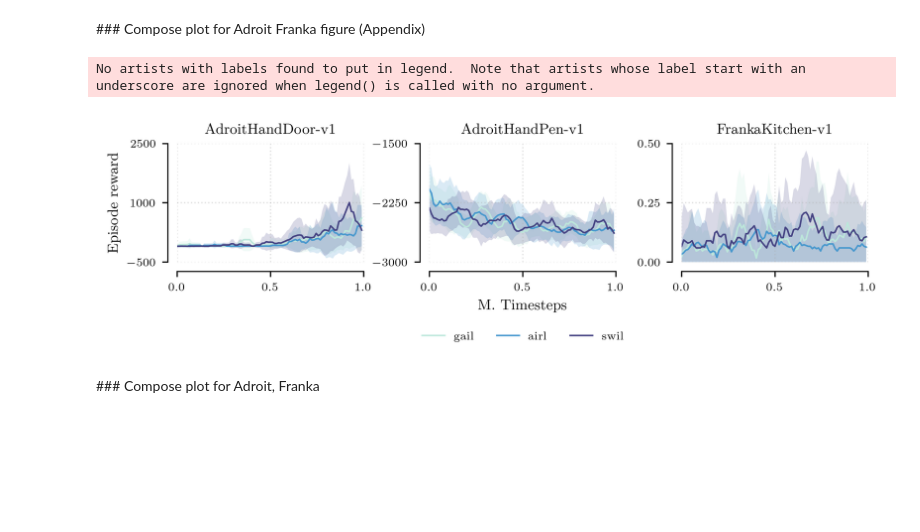
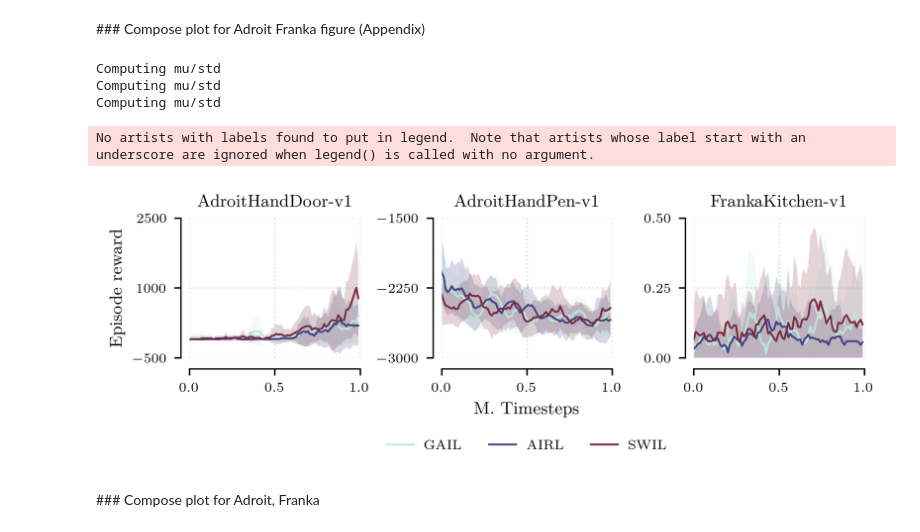
Before and after one commit to iov9000/cleanrl, a Jupyter notebook: cleanrl/notebooks/load_results_final.ipynb, the cells around one changed output. Drawn from its saved outputs; the diff is of its cells as text; code cells hidden in the pictures; blank space fills up the shorter version.

```diff
--- a/cleanrl/notebooks/load_results_final.ipynb
+++ b/cleanrl/notebooks/load_results_final.ipynb
@@ -533,17 +535,23 @@ d_gail_adrfra, d_gail_adrfra_mustd  = process_results(envs, results_gail_adrfra,
 #d_pwil_adrfra, d_pwil_adrfra_mustd  = process_results(envs, results_pwil_adrfra, ['use_actions', 'n_demos'], ['True', '10'], sss=[1], n_demos=[10])
 d_airl_adrfra, d_airl_adrfra_mustd  = process_results(envs, results_airl_adrfra, ['subsample', 'n_demos', 'use_actions', 'lip_coeff'], ['1', '10', 'True', '0'], sss=[1], n_demos=[10])
 
-d_mustds_adrfra = {'gail':d_gail_adrfra_mustd, 'airl': d_airl_adrfra_mustd, 'swil': d_swil_adrfra_mustd}
+d_mustds_adrfra = {'GAIL':d_gail_adrfra_mustd, 'AIRL': d_airl_adrfra_mustd, 'SWIL': d_swil_adrfra_mustd}
+# %% [output]
+Computing mu/std
+Computing mu/std
+Computing mu/std
 # %%
 envs = ['AdroitHandDoor-v1', 'AdroitHandPen-v1', 'FrankaKitchen-v1']
 n_demos = [10]
 sss = [1]
-text_width = 6.5
+text_width = 5.5
 text_height = 9.0
 subsample_plot = 1
 fig,ax = plt.subplots(1,3, dpi=400, figsize=[text_width, 1.5])
 fig.tight_layout(w_pad=2, h_pad=2)
 #plt.tight_layout()
+NUM_COLORS = len(d_mustds_adrfra.keys())
+cm =sns.color_palette("icefire", as_cmap=True)
 
 for n_d in n_demos:
     for j_, env in enumerate(envs):
@@ -589,34 +597,34 @@ for n_d in n_demos:
                 x = np.arange(len(mu))/len(mu)
                 if 'swil' in k:
                     marker = '.'
                 else:
                     marker = '+'
                 ax[j].plot(x, mu,lw=1, label=f"{k}")#, linestyle=next(linecycler)[-1])
                 ax[j].fill_between(x,mu+std, mu-std, alpha=0.2)
 
 
             # set specific
             #ax[i_].set_ylim(-2000, 4000)
             #ax[i_].set_yticks([-2000, 1500, 5000])
             #ax[j].set_ylim(0, 7000)
             #ax[j].set_yticks([0, 3500, 7000])
         ax[1].legend(loc='upper center', bbox_to_anchor=(0.5, -0.5), fancybox=False, shadow=False, frameon=False, ncol=8)
         ax[1].set_xlabel('M. Timesteps')
         ax[0].set_ylabel('Episode reward')
 
         ax[0].set_ylim(-500, 2500)
         ax[0].set_yticks([-500, 1000, 2500])
         ax[1].set_ylim(-3000, -1500)
         ax[1].set_yticks([-3000, -2250, -1500])
         ax[2].set_ylim(0.0, 0.5)
         ax[2].set_yticks([0, 0.25, 0.5])
         #ax[i_].set_ylim(-2000, 5000)
         #ax[i_].set_yticks([-2000, 1500, 5000])
 
 fig.savefig(f"testfig3.pdf", bbox_inches='tight', pad_inches=0.01)
 # %% [output]
 No artists with labels found to put in legend.  Note that artists whose label start with an underscore are ignored when legend() is called with no argument.
-[figure, old version]
+[figure, new version]
 # %% [markdown]
 ### Compose plot for Adroit, Franka
 # %% [markdown]
```
Also changed, not shown: parts of 2 cells of this notebook, 12 other files.
